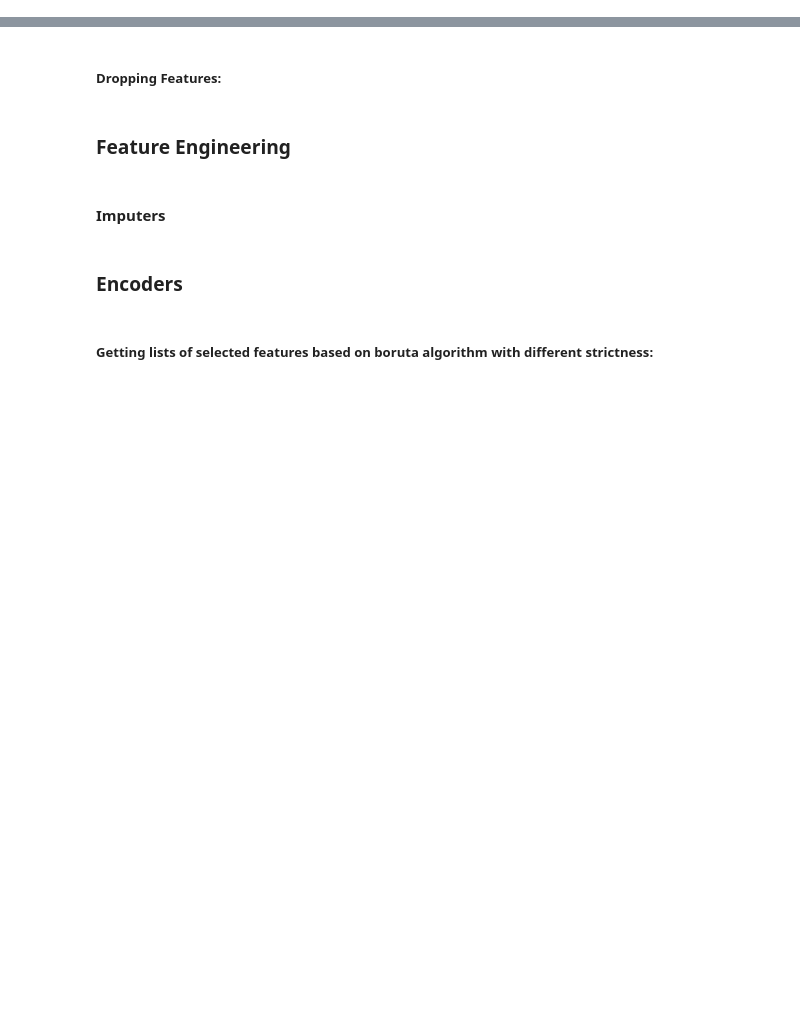
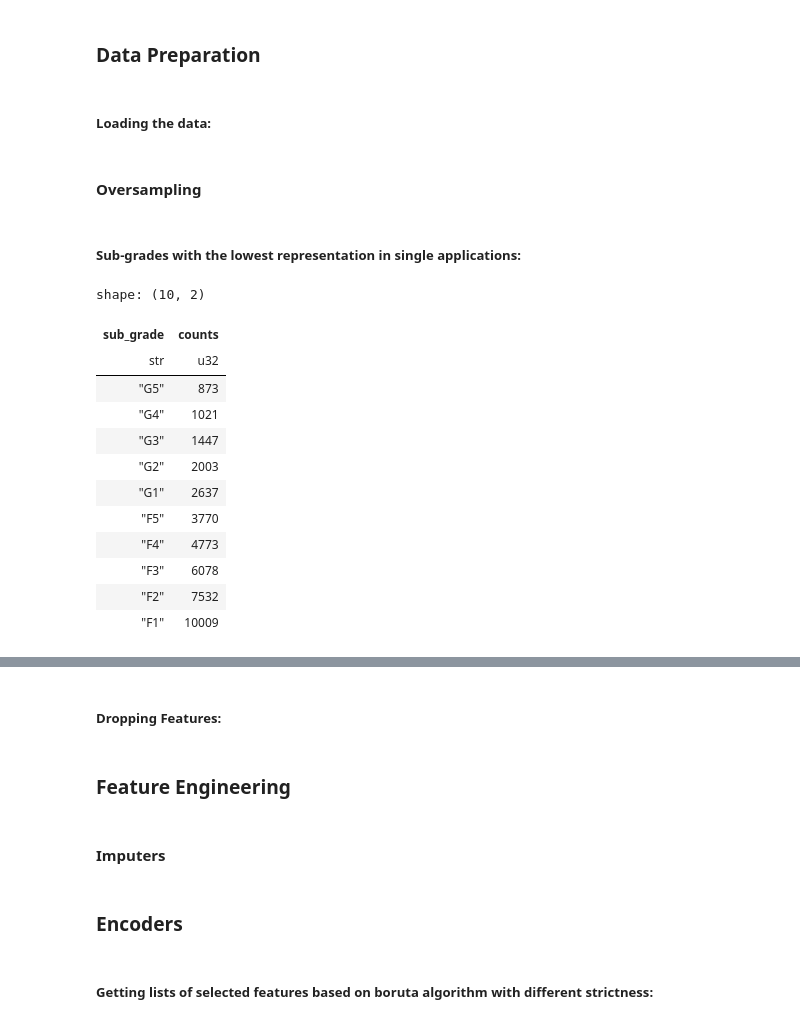
Before and after one commit to gediminas-skvarnavicius/lending-club, a Jupyter notebook: model_2_grade.ipynb, the cells around one changed output, grey strips where cells are left out. Saved outputs shown, nothing was run; the diff lists cells and outputs as text; code cells hidden in the pictures; blank space fills up the shorter version.

Commit message:
retuned with oversampling

```diff
--- a/model_2_grade.ipynb
+++ b/model_2_grade.ipynb
@@ -33,3 +38,7 @@ import lightgbm as lgb
+# %% [markdown]
+### Data Preparation
+# %% [markdown]
+##### Loading the data:
 # %%
 data_train_single=pl.read_parquet('data/data_accepted_single_train.parquet')
 data_val_single=pl.read_parquet('data/data_accepted_single_val.parquet')
@@ -37,0 +49,20 @@ data_val_joint=pl.read_parquet('data/data_accepted_joint_val.parquet')
+# %% [markdown]
+#### Oversampling
+# %% [markdown]
+##### Sub-grades with the lowest representation in single applications:
+# %%
+data_train_single['sub_grade'].value_counts().sort('counts')[:10]
+# %% [output]
+shape: (10, 2)
+| sub_grade | counts |
+| str | u32 |
+| "G5" | 873 |
+| "G4" | 1021 |
+| "G3" | 1447 |
+| "G2" | 2003 |
+| "G1" | 2637 |
+| "F5" | 3770 |
+| "F4" | 4773 |
+| "F3" | 6078 |
+| "F2" | 7532 |
+| "F1" | 10009 |
```
Also changed, not shown: parts of 55 cells of this notebook, 7 other files.
